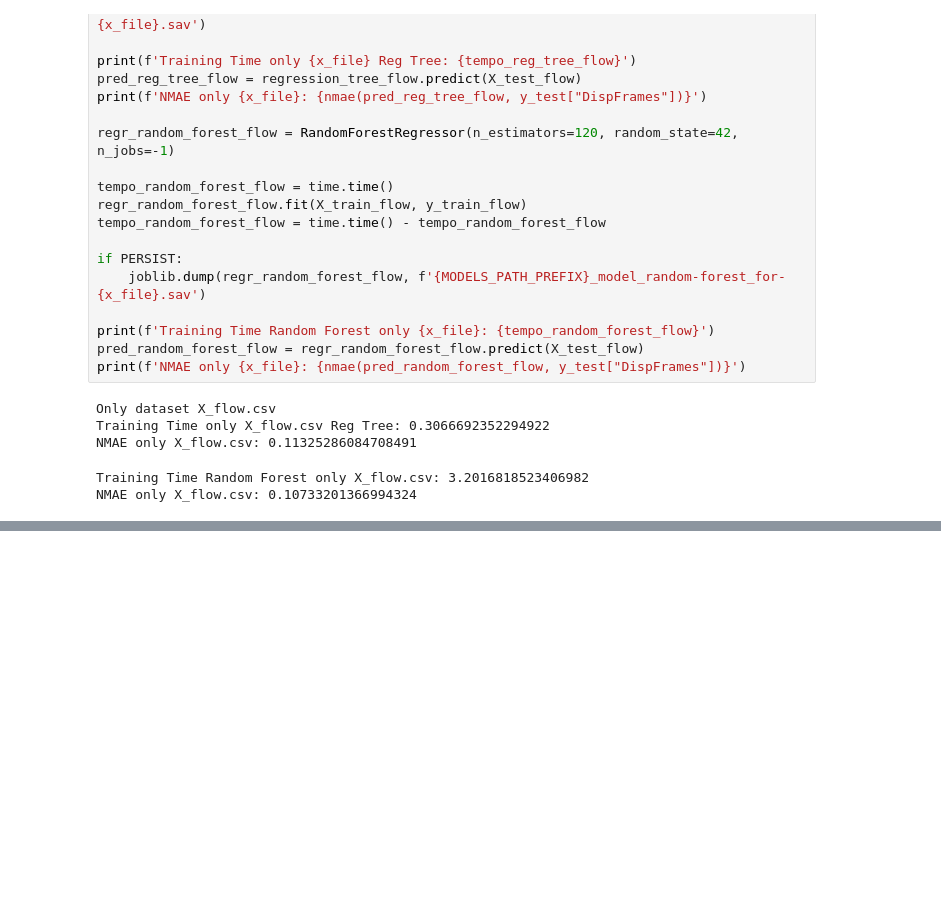
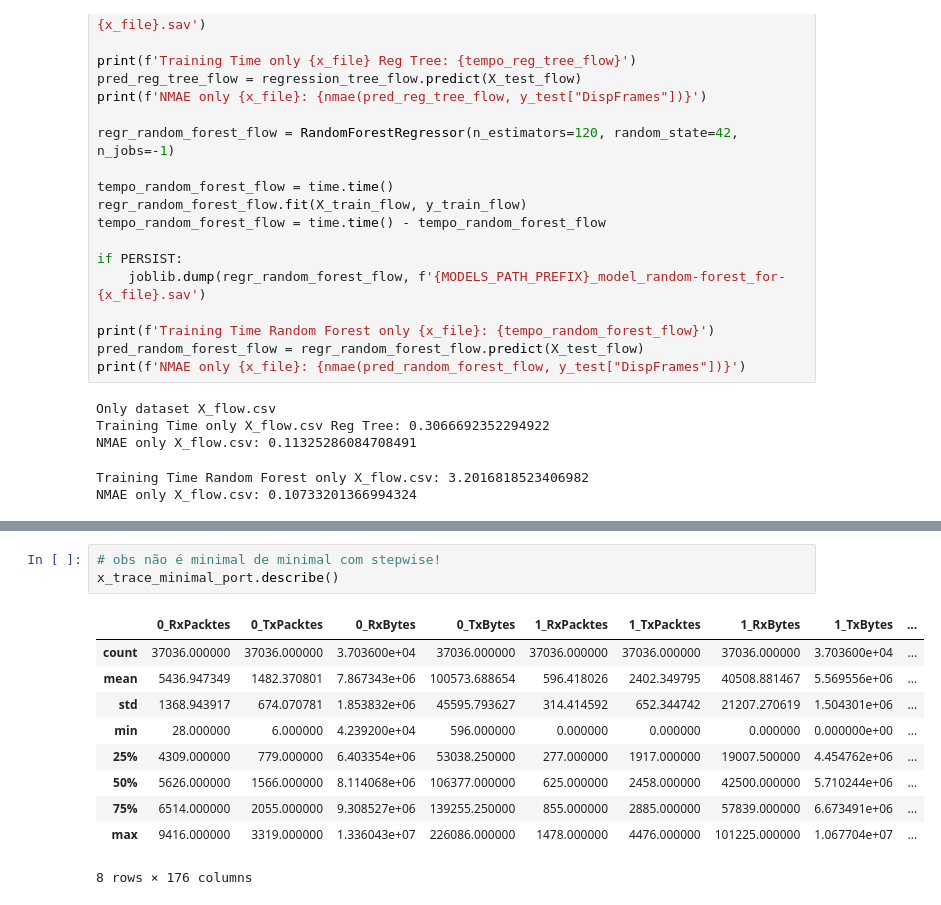
Before and after one commit to DaviVilarinho/ic-intervalo-qos, a Jupyter notebook: IC.ipynb, the cells around one changed output, grey strips where cells are left out. Saved outputs shown, nothing was run; the diff lists cells and outputs as text; blank space fills up the shorter version.

```diff
--- a/IC.ipynb
+++ b/IC.ipynb
@@ -189,0 +203,14 @@ NMAE only X_port.csv: 0.10501668143668873
+# %%
+# obs não é minimal de minimal com stepwise!
+x_trace_minimal_port.describe()
+# %% [output]
+|  | 0_RxPacktes | 0_TxPacktes | 0_RxBytes | 0_TxBytes | 1_RxPacktes | 1_TxPacktes | 1_RxBytes | 1_TxBytes | ... |
+| count | 37036.000000 | 37036.000000 | 3.703600e+04 | 37036.000000 | 37036.000000 | 37036.000000 | 37036.000000 | 3.703600e+04 | ... |
+| mean | 5436.947349 | 1482.370801 | 7.867343e+06 | 100573.688654 | 596.418026 | 2402.349795 | 40508.881467 | 5.569556e+06 | ... |
+| std | 1368.943917 | 674.070781 | 1.853832e+06 | 45595.793627 | 314.414592 | 652.344742 | 21207.270619 | 1.504301e+06 | ... |
+| min | 28.000000 | 6.000000 | 4.239200e+04 | 596.000000 | 0.000000 | 0.000000 | 0.000000 | 0.000000e+00 | ... |
+| 25% | 4309.000000 | 779.000000 | 6.403354e+06 | 53038.250000 | 277.000000 | 1917.000000 | 19007.500000 | 4.454762e+06 | ... |
+| 50% | 5626.000000 | 1566.000000 | 8.114068e+06 | 106377.000000 | 625.000000 | 2458.000000 | 42500.000000 | 5.710244e+06 | ... |
+| 75% | 6514.000000 | 2055.000000 | 9.308527e+06 | 139255.250000 | 855.000000 | 2885.000000 | 57839.000000 | 6.673491e+06 | ... |
+| max | 9416.000000 | 3319.000000 | 1.336043e+07 | 226086.000000 | 1478.000000 | 4476.000000 | 101225.000000 | 1.067704e+07 | ... |
+8 rows × 176 columns
```
Also changed, not shown: parts of 4 cells of this notebook.
